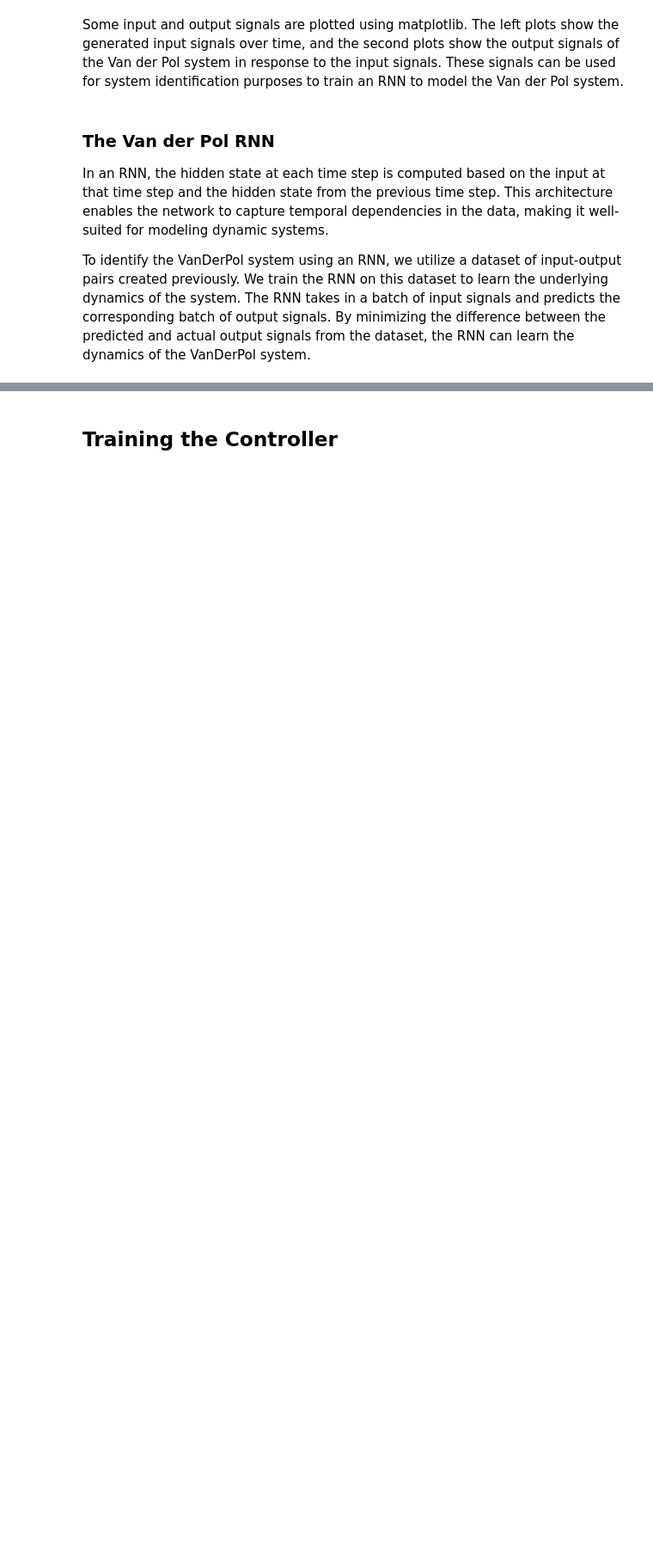
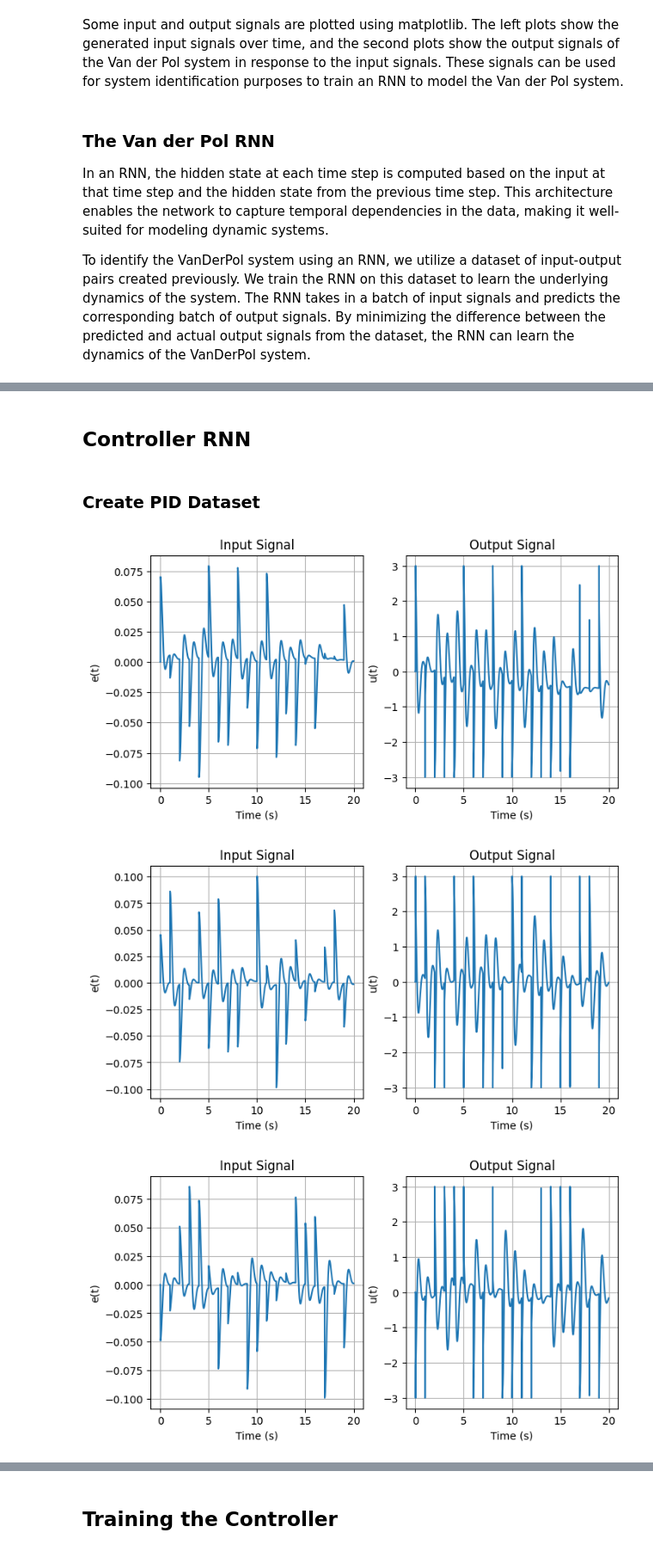
Before and after one commit to fernand0labra/ltu-D7047E-project, a Jupyter notebook: project.ipynb, the cells around one changed output, grey strips where cells are left out. Shown at 86% size. Saved outputs shown, nothing was run; the diff lists cells and outputs as text; code cells hidden in the pictures; blank space fills up the shorter version.

```diff
--- a/project.ipynb
+++ b/project.ipynb
@@ -83,16 +104,13 @@ class VanDerPol:
 # %%
-import numpy as np
-import matplotlib.pyplot as plt
-
 # Instantiate the VanDerPol system
-sys = VanDerPol(mu=1, dt=0.01)
+van_der_pol_sys = VanDerPol(mu=1, dt=0.01)
 
 t0 = 0
 tf = 40.0  # final time
-ts = np.zeros(int(tf / sys.dt))
+ts = np.zeros(int(tf / van_der_pol_sys.dt))
 
 for u in np.arange(-1.5, 1.6, 0.5):
-    ts, y = sys.run(np.ones(len(ts)) * u, t0)
+    ts, y = van_der_pol_sys.run(np.ones(len(ts)) * u, t0)
     # Plot the results
     plt.plot(ts, y, label=f"u = {u}")
 
@@ -299,10 +284,9 @@ def plot_signal_data(
 # %%
 def generate_random_steps(
-    data_count=DATA_COUNT,
-    num_steps=NUM_STEPS,
-    step_width=STEP_WIDTH,
-    max_step_height=MAX_STEP_HEIGHT,
-    max_signal_val=MAX_SIGNAL_VAL,
+    num_steps,
+    step_width,
+    max_step_height,
+    max_signal_val,
 ):
     # Initialize the signal with zeros
     signal = np.zeros(num_steps * step_width)
@@ -652,0 +593,56 @@ Custom-rnn Test loss = 1.545
+# %% [markdown]
+## Controller RNN
+# %% [markdown]
+### Create PID Dataset
+# %%
+class PIDDataset(Dataset):
+    def __init__(
+        self, data_count, num_steps, step_width, max_step_height, max_signal_val
+    ):
+        seq_len = num_steps * step_width
+        tensor_shape = (data_count, seq_len)
+
+        self.inputs = torch.empty(tensor_shape, dtype=torch.float32)
+        self.outputs = torch.empty(tensor_shape, dtype=torch.float32)
+
+        for i in tqdm(range(data_count)):
+            reference = generate_random_steps(
+                num_steps, step_width, max_step_height, max_signal_val
+            )
+            ts, y, u, e = van_der_pol_sys.run_controlled(reference, 0, pid)
+
+            self.inputs[i, :] = torch.from_numpy(e)
+            self.outputs[i, :] = torch.from_numpy(u)
+
+        self.ts = ts
+
+        # Save dataset
+        os.makedirs(os.path.dirname(PID_DATASET_PATH), exist_ok=True)
+        torch.save(self, PID_DATASET_PATH)
+
+    def __len__(self):
+        return len(self.inputs)
+
+    def __getitem__(self, idx):
+        return self.inputs[idx], self.outputs[idx]
+
+
+pid_dataset = (
+    PIDDataset(
+        data_count=1000,
+        num_steps=20,
+        step_width=100,
+        max_step_height=0.1,
+        max_signal_val=3,
+    )
+    if not os.path.isfile(PID_DATASET_PATH)
+    else torch.load(PID_DATASET_PATH)
+)
+
+plot_sample_signal_data(
+    pid_dataset, num_samples=3, input_label="e(t)", output_label="u(t)", shuffle=True
+)
+# %% [output]
+[figure, added]
+[figure, added]
+[figure, added]
```
Also changed, not shown: parts of 18 cells of this notebook, 7 other files.
